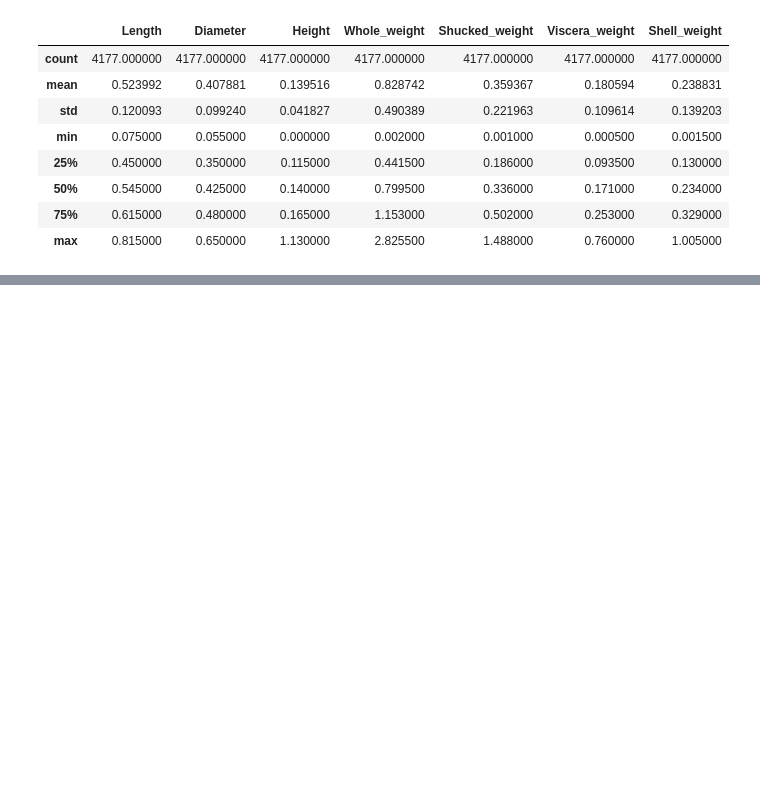
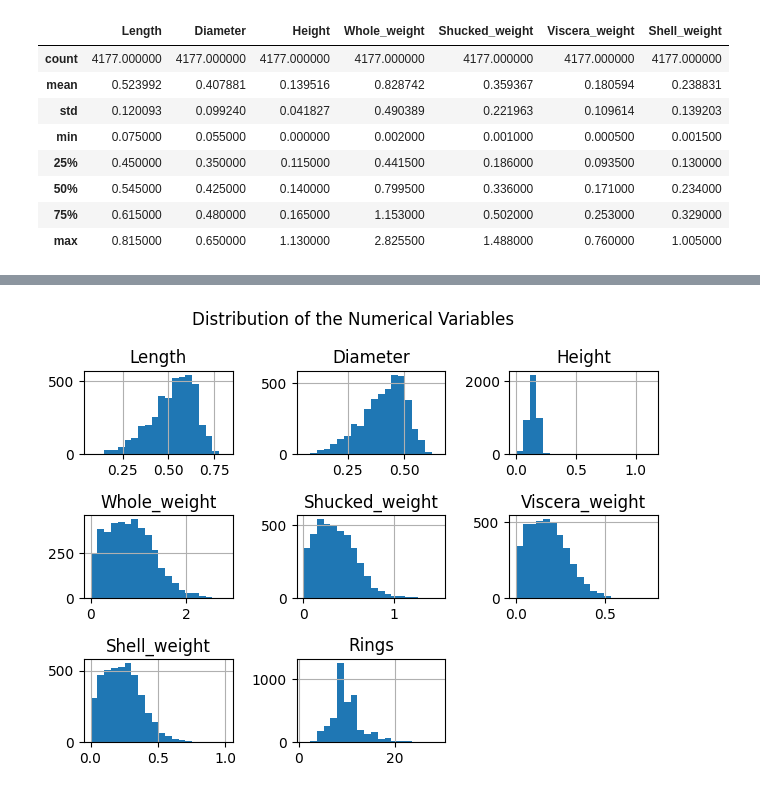
Before and after one commit to kacpersienkiewicz/Abalone-Age-Prediction, a Jupyter notebook: UCIAbaloneAgePrediction.ipynb, the cells around one changed output, grey strips where cells are left out. Saved outputs shown, nothing was run; the diff lists cells and outputs as text; code cells hidden in the pictures; blank space fills up the shorter version.

```diff
--- a/UCIAbaloneAgePrediction.ipynb
+++ b/UCIAbaloneAgePrediction.ipynb
@@ -93,3 +93,9 @@ JointFrame.corr(numeric_only=True)
 | Viscera_weight | 0.903018 | 0.899724 | 0.798319 | 0.966375 | 0.931961 | 1.000000 | 0.907656 | 0.503819 |
 | Shell_weight | 0.897706 | 0.905330 | 0.817338 | 0.955355 | 0.882617 | 0.907656 | 1.000000 | 0.627574 |
 | Rings | 0.556720 | 0.574660 | 0.557467 | 0.540390 | 0.420884 | 0.503819 | 0.627574 | 1.000000 |
+# %%
+JointFrame.drop(['Sex'], axis=1).hist(bins=20)
+plt.suptitle("Distribution of the Numerical Variables")
+plt.tight_layout()
+# %% [output]
+[figure, added]
```
Also changed, not shown: parts of 2 cells of this notebook.
